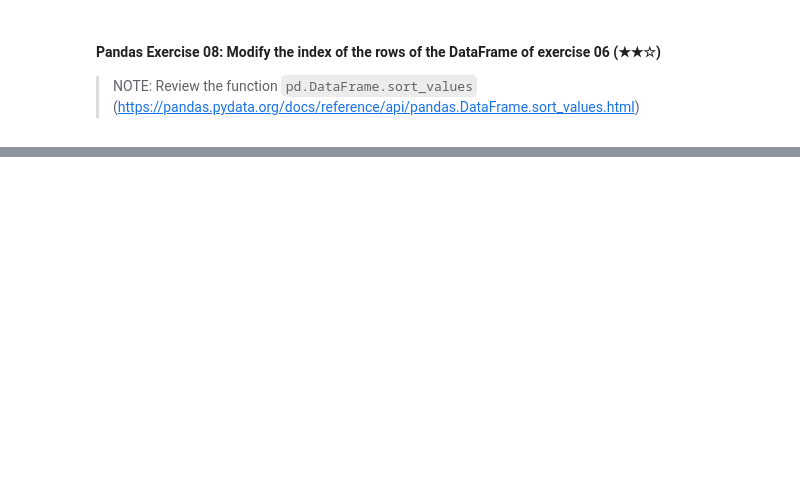
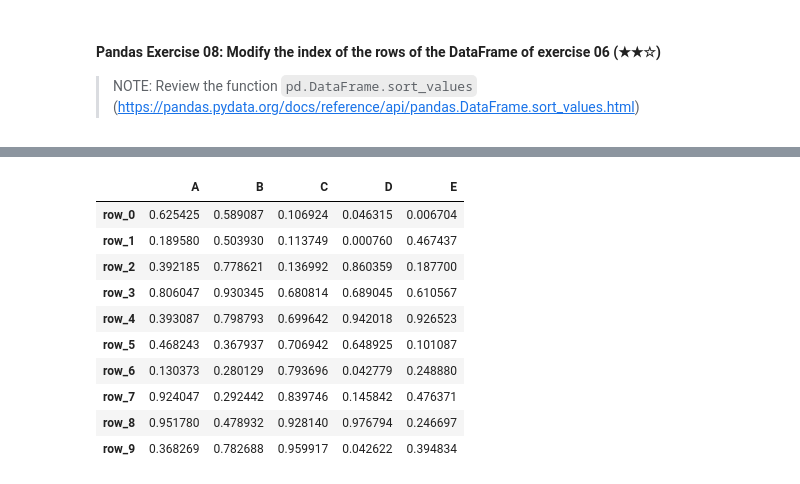
Before and after one commit to remelop03/machine-learning-prework, a Jupyter notebook: 03-pandas/03.1-Intro-To-Pandas.ipynb, the cells around one changed output, grey strips where cells are left out. Saved outputs shown, nothing was run; the diff lists cells and outputs as text; code cells hidden in the pictures; blank space fills up the shorter version.

```diff
--- a/03-pandas/03.1-Intro-To-Pandas.ipynb
+++ b/03-pandas/03.1-Intro-To-Pandas.ipynb
@@ -341,0 +540,15 @@ Also, this function can return results in different ways, depending on the funct
+# %%
+df_sorted.index = [f"row_{i}" for i in range(10)]
+df_sorted
+# %% [output]
+|  | A | B | C | D | E |
+| row_0 | 0.625425 | 0.589087 | 0.106924 | 0.046315 | 0.006704 |
+| row_1 | 0.189580 | 0.503930 | 0.113749 | 0.000760 | 0.467437 |
+| row_2 | 0.392185 | 0.778621 | 0.136992 | 0.860359 | 0.187700 |
+| row_3 | 0.806047 | 0.930345 | 0.680814 | 0.689045 | 0.610567 |
+| row_4 | 0.393087 | 0.798793 | 0.699642 | 0.942018 | 0.926523 |
+| row_5 | 0.468243 | 0.367937 | 0.706942 | 0.648925 | 0.101087 |
+| row_6 | 0.130373 | 0.280129 | 0.793696 | 0.042779 | 0.248880 |
+| row_7 | 0.924047 | 0.292442 | 0.839746 | 0.145842 | 0.476371 |
+| row_8 | 0.951780 | 0.478932 | 0.928140 | 0.976794 | 0.246697 |
+| row_9 | 0.368269 | 0.782688 | 0.959917 | 0.042622 | 0.394834 |
```
Also changed, not shown: parts of 15 cells of this notebook.
